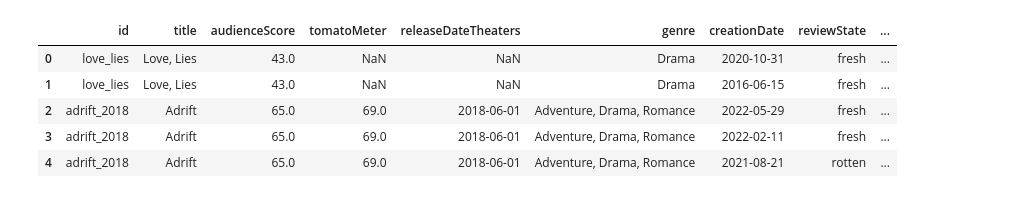
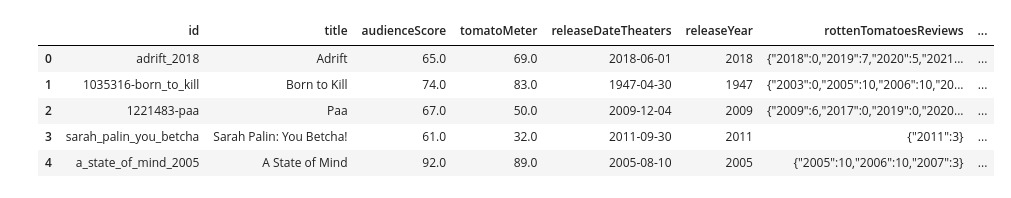
Before and after one commit to ockedman/plottedtomatoes.github.io, a Jupyter notebook: csv_generator.ipynb, the cells around one changed output. Drawn from its saved outputs; the diff is of its cells as text; code cells hidden in the pictures.

```diff
--- a/csv_generator.ipynb
+++ b/csv_generator.ipynb
@@ -37,12 +106,50 @@ tomatoes_merged['releaseYear'] = tomatoes_merged['releaseDateTheaters'].str[:4]
+# %%
+# Convert reviewState to numerical values
+tomatoes_merged["score"] = tomatoes_merged["reviewState"].map({"fresh": 10, "rotten": 0})
+
+# Extract year from creationDate
+tomatoes_merged["year"] = pd.to_datetime(tomatoes_merged["creationDate"]).dt.year
+
+# Group by id and year, compute the average score and count reviews
+yearly_data = tomatoes_merged.groupby(["id", "year"]).agg(
+    avg_score=("score", "mean"),
+    num_reviews=("score", "count")
+).reset_index()
+
+# Round scores and convert to integers
+yearly_data["avg_score"] = yearly_data["avg_score"].round().astype(int)
+
+# Convert to dictionary format
+score_dicts = yearly_data.groupby("id").apply(
+    lambda x: json.dumps(dict(zip(x["year"], x["avg_score"])), separators=(",", ":"))
+).reset_index()
+
+review_count_dicts = yearly_data.groupby("id").apply(
+    lambda x: json.dumps(dict(zip(x["year"], x["num_reviews"])), separators=(",", ":"))
+).reset_index()
+
+# Compute total number of reviews for each movie
+total_reviews = tomatoes_merged.groupby("id")["score"].count().reset_index()
+total_reviews.rename(columns={"score": "rottenTomatoesNumVotes"}, inplace=True)
+
+# Merge with unique movie data
+unique_movies = tomatoes_merged.drop_duplicates(subset=["id"])[
+    ["id", "title", "audienceScore", "tomatoMeter", "releaseDateTheaters", "releaseYear"]
+]
+
+tomatoes_new = unique_movies.merge(score_dicts, on="id").merge(review_count_dicts, on="id").merge(total_reviews, on="id")
+tomatoes_new.rename(columns={0: "yearly_scores", 1: "yearlyNumReviews"}, inplace=True)
+# %%
+tomatoes_new = tomatoes_new.rename(columns={"0_x": "rottenTomatoesReviews", "0_y": "rottenTomatoesReviewsNumVotes"})
 # %%
-tomatoes_merged.head()
+tomatoes_new.head()
 # %% [output]
-|  | id | title | audienceScore | tomatoMeter | releaseDateTheaters | genre | creationDate | reviewState | ... |
-| 0 | love_lies | Love, Lies | 43.0 | NaN | NaN | Drama | 2020-10-31 | fresh | ... |
-| 1 | love_lies | Love, Lies | 43.0 | NaN | NaN | Drama | 2016-06-15 | fresh | ... |
-| 2 | adrift_2018 | Adrift | 65.0 | 69.0 | 2018-06-01 | Adventure, Drama, Romance | 2022-05-29 | fresh | ... |
-| 3 | adrift_2018 | Adrift | 65.0 | 69.0 | 2018-06-01 | Adventure, Drama, Romance | 2022-02-11 | fresh | ... |
-| 4 | adrift_2018 | Adrift | 65.0 | 69.0 | 2018-06-01 | Adventure, Drama, Romance | 2021-08-21 | rotten | ... |
+|  | id | title | audienceScore | tomatoMeter | releaseDateTheaters | releaseYear | rottenTomatoesReviews | ... |
+| 0 | adrift_2018 | Adrift | 65.0 | 69.0 | 2018-06-01 | 2018 | {"2018":0,"2019":7,"2020":5,"2021... | ... |
+| 1 | 1035316-born_to_kill | Born to Kill | 74.0 | 83.0 | 1947-04-30 | 1947 | {"2003":0,"2005":10,"2006":10,"20... | ... |
+| 2 | 1221483-paa | Paa | 67.0 | 50.0 | 2009-12-04 | 2009 | {"2009":6,"2017":0,"2019":0,"2020... | ... |
+| 3 | sarah_palin_you_betcha | Sarah Palin: You Betcha! | 61.0 | 32.0 | 2011-09-30 | 2011 | {"2011":3} | ... |
+| 4 | a_state_of_mind_2005 | A State of Mind | 92.0 | 89.0 | 2005-08-10 | 2005 | {"2005":10,"2006":10,"2007":3} | ... |
 # %%
 filtered_df = pd.merge(
     imdb_merged,
```
Also changed, not shown: parts of 25 cells of this notebook, 8 other files.
